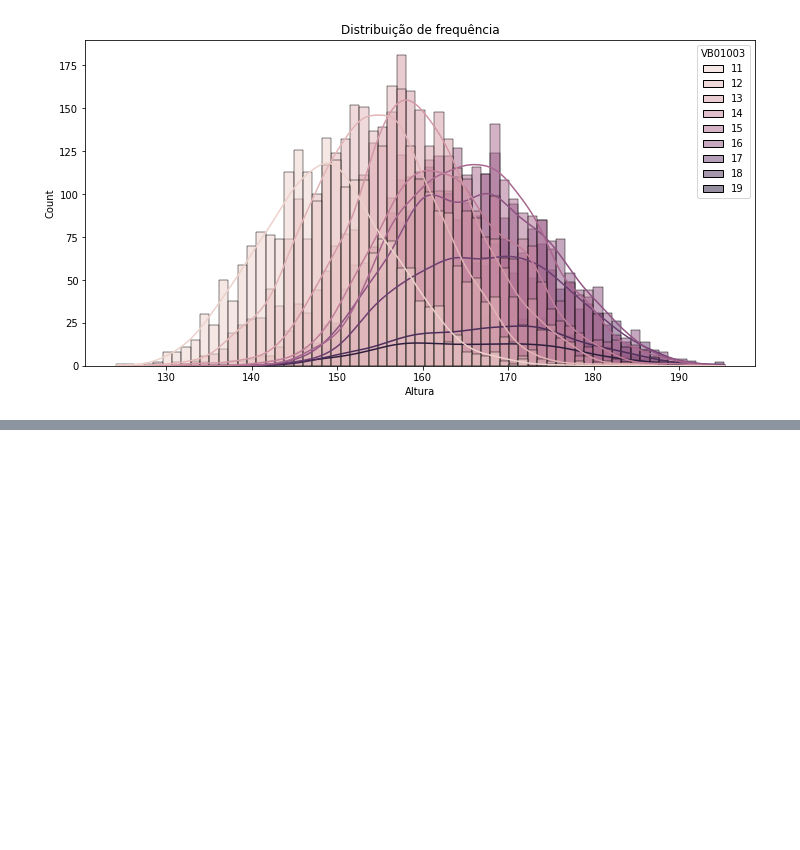
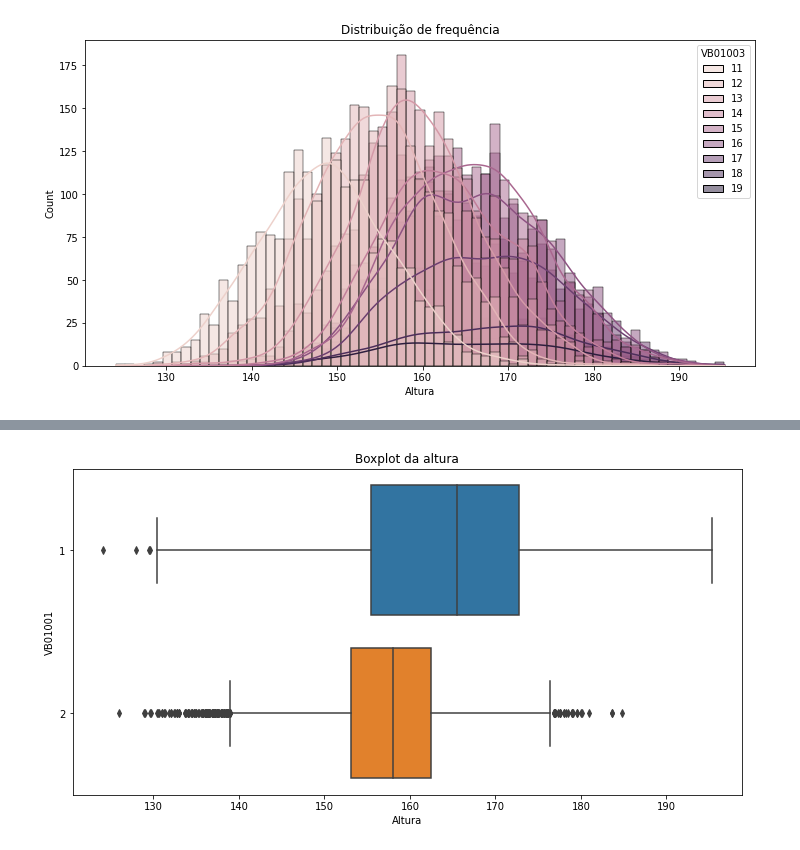
Before and after one commit to GuilhermeRuy97/BootcampDataScience, a Jupyter notebook: modulo_3_bootcamp_Data_Science.ipynb, the cells around one changed output, grey strips where cells are left out. Saved outputs shown, nothing was run; the diff lists cells and outputs as text; code cells hidden in the pictures; blank space fills up the shorter version.

```diff
--- a/modulo_3_bootcamp_Data_Science.ipynb
+++ b/modulo_3_bootcamp_Data_Science.ipynb
@@ -450,0 +484,10 @@ ax;
+# %%
+#Para fazermos o gráfico a seguir, é necessário passar a orientação como horizontal (h)
+
+ax = sns.boxplot(data = dados, x = "VB17004", y = "VB01001", orient = "h")
+ax.figure.set_size_inches(12, 6)
+ax.set_title("Boxplot da altura")
+ax.set_xlabel("Altura")
+ax;
+# %% [output]
+[figure, added]
```
Also changed, not shown: parts of 8 cells of this notebook.
